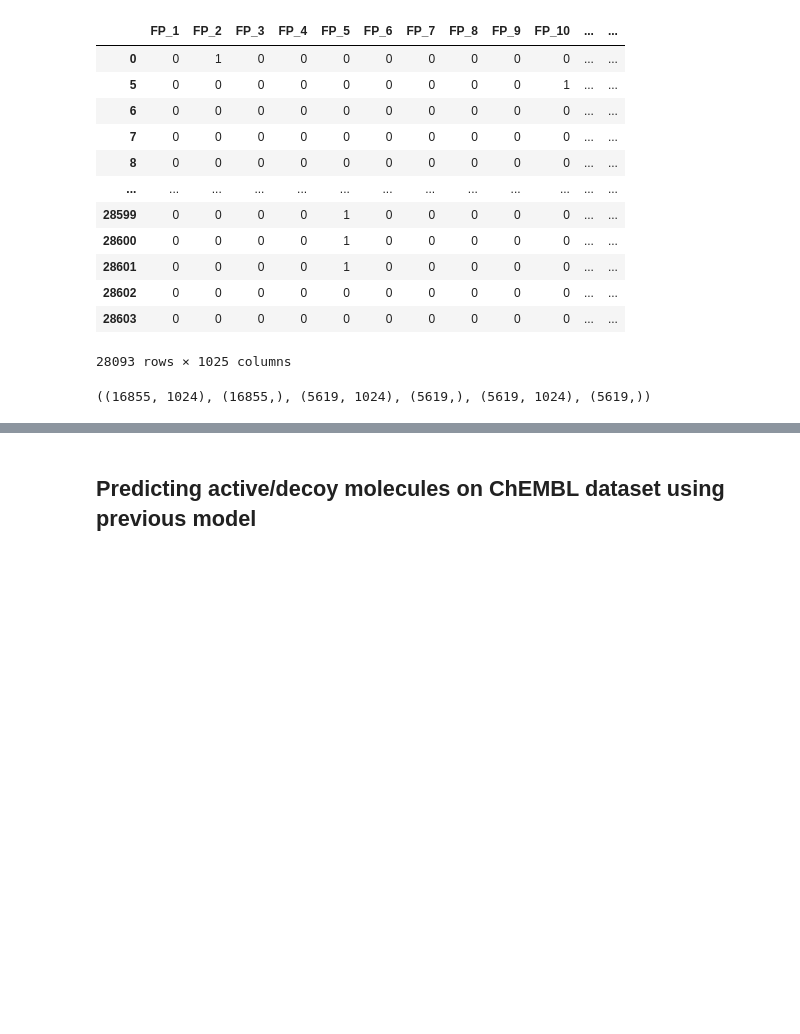
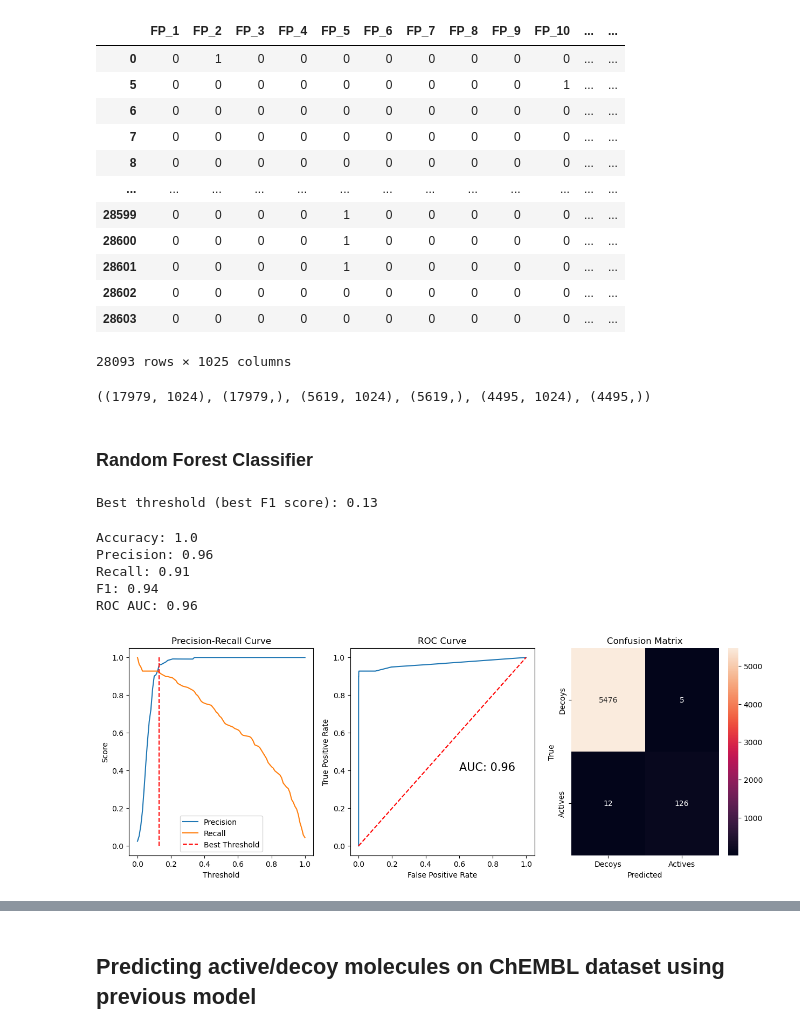
Before and after one commit to lich-uct/cdd2023, a Jupyter notebook: vmelichar/project.ipynb, the cells around one changed output, grey strips where cells are left out. Saved outputs shown, nothing was run; the diff lists cells and outputs as text; code cells hidden in the pictures; blank space fills up the shorter version.

```diff
--- a/vmelichar/project.ipynb
+++ b/vmelichar/project.ipynb
@@ -201,8 +201,74 @@ X = fp_df_c.drop("Source", axis=1)
 y = fp_df_c["Source"]
 
 X_train, X_test, y_train, y_test = train_test_split(X, y, test_size=0.2, random_state=42)
-X_train, X_val, y_train, y_val = train_test_split(X_train, y_train, test_size=0.25, random_state=42)
+X_train, X_val, y_train, y_val = train_test_split(X_train, y_train, test_size=0.2, random_state=42)
 
 X_train.shape, y_train.shape, X_test.shape, y_test.shape, X_val.shape, y_val.shape
 # %% [output]
-((16855, 1024), (16855,), (5619, 1024), (5619,), (5619, 1024), (5619,))
+((17979, 1024), (17979,), (5619, 1024), (5619,), (4495, 1024), (4495,))
+# %% [markdown]
+### Random Forest Classifier
+# %%
+# do random forest
+from sklearn.ensemble import RandomForestClassifier
+from sklearn.metrics import confusion_matrix, roc_auc_score, roc_curve, precision_recall_curve
+from sklearn.metrics import accuracy_score, precision_score, recall_score, f1_score
+
+rf = RandomForestClassifier(n_estimators=100, random_state=42, n_jobs=-1)
+rf.fit(X_train, y_train)
+
+y_pred_rf = rf.predict(X_test)
+y_pred_proba_rf = rf.predict_proba(X_test)[:,1]
+
+precision, recall, thresholds = precision_recall_curve(y_test.astype(int), y_pred_proba_rf)
+threshold = thresholds[np.argmax((2 * precision * recall) / (precision + recall))]
+print(f"Best threshold (best F1 score): {threshold}")
+# %% [output]
+Best threshold (best F1 score): 0.13
+# %%
+fig, (ax1, ax2, ax3) = plt.subplots(1, 3, figsize=(15,5))
+
+ax1.plot(thresholds, precision[:-1], label="Precision")
+ax1.plot(thresholds, recall[:-1], label="Recall")
+ax1.vlines(threshold, 0, 1, linestyles='--', color='red', label="Best Threshold")
+ax1.set_xlabel("Threshold")
+ax1.set_ylabel("Score")
+ax1.set_title("Precision-Recall Curve")
+ax1.legend()
+
+# plot roc curve
+fpr, tpr, _ = roc_curve(y_test.astype(int), y_pred_proba_rf)
+
+ax2.plot(fpr, tpr)
+ax2.plot([0,1], [0,1], linestyle='--', color='red')
+ax2.set_xlabel("False Positive Rate")
+ax2.set_ylabel("True Positive Rate")
+ax2.set_title("ROC Curve")
+# auc score in plot
+y_pred_rf = y_pred_proba_rf > threshold
+ax2.text(0.6, 0.4, f"AUC: {roc_auc_score(y_test, y_pred_rf).round(2)}", fontsize=15)
+
+# print metrics for best threshold
+print(f"Accuracy: {accuracy_score(y_test, y_pred_rf).round(2)}")
+print(f"Precision: {precision_score(y_test, y_pred_rf).round(2)}")
+print(f"Recall: {recall_score(y_test, y_pred_rf).round(2)}")
+print(f"F1: {f1_score(y_test, y_pred_rf).round(2)}")
+print(f"ROC AUC: {roc_auc_score(y_test, y_pred_rf).round(2)}")
+
+# plot confusion matrix
+cm = confusion_matrix(y_test, y_pred_rf)
+
+sns.heatmap(cm, annot=True, fmt='g')
+ax3.set_xlabel("Predicted")
+ax3.set_ylabel("True")
+ax3.set_title("Confusion Matrix")
+ax3.xaxis.set_ticklabels(['Decoys', 'Actives'])
+ax3.yaxis.set_ticklabels(['Decoys', 'Actives'])
+plt.show()
+# %% [output]
+Accuracy: 1.0
+Precision: 0.96
+Recall: 0.91
+F1: 0.94
+ROC AUC: 0.96
+[figure, added]
```
Also changed, not shown: parts of 16 cells of this notebook.
